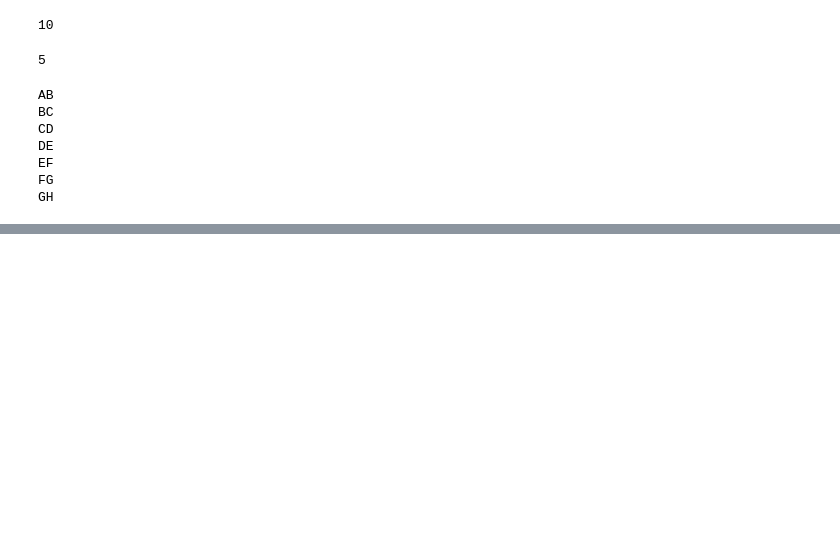
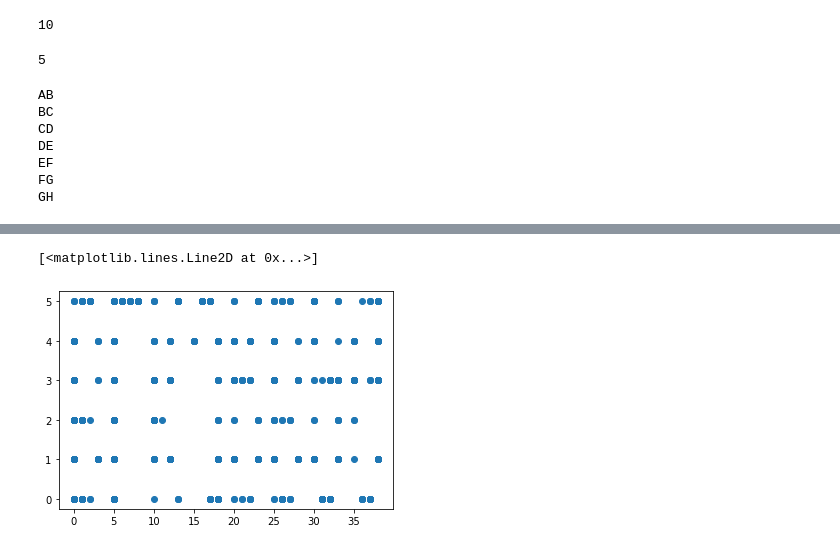
Before and after one commit to sotsoguk/AdventOfCode2021, a Jupyter notebook: python/Untitled.ipynb, the cells around one changed output, grey strips where cells are left out. Saved outputs shown, nothing was run; the diff lists cells and outputs as text; code cells hidden in the pictures; blank space fills up the shorter version.

```diff
--- a/python/Untitled.ipynb
+++ b/python/Untitled.ipynb
@@ -155,3 +154,0 @@ lines = ["a,b","c,d","a,c"]
-# %%
-for (a,b) in lines.split(','):
-    print(a,b)
@@ -159,0 +179,5 @@ AttributeError: 'list' object has no attribute 'split'
+# %%
+plt.plot(x,y,'o')
+# %% [output]
+[<matplotlib.lines.Line2D at 0x...>]
+[figure, added]
```
Also changed, not shown: parts of 10 cells of this notebook, 1 other file.
